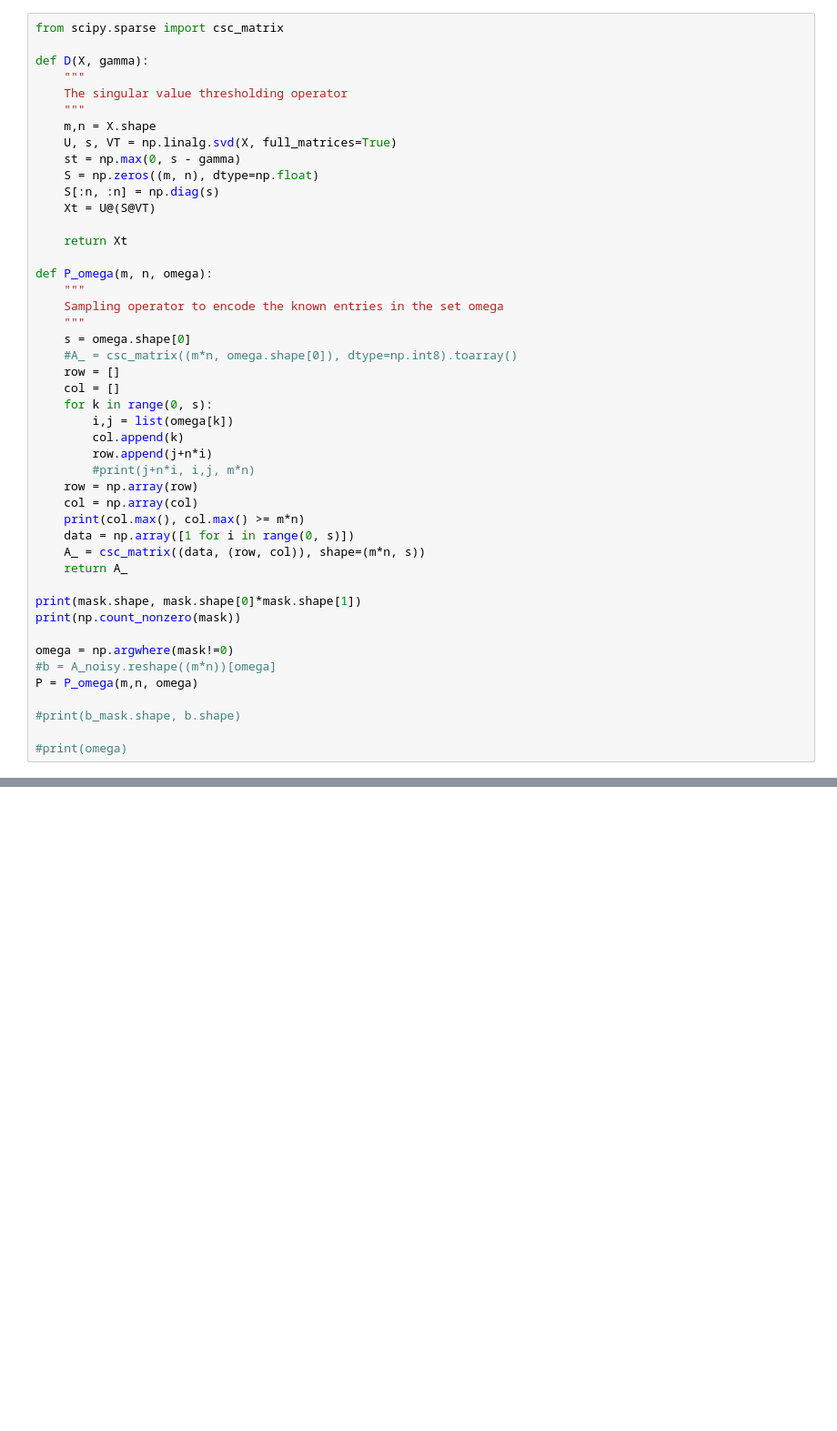
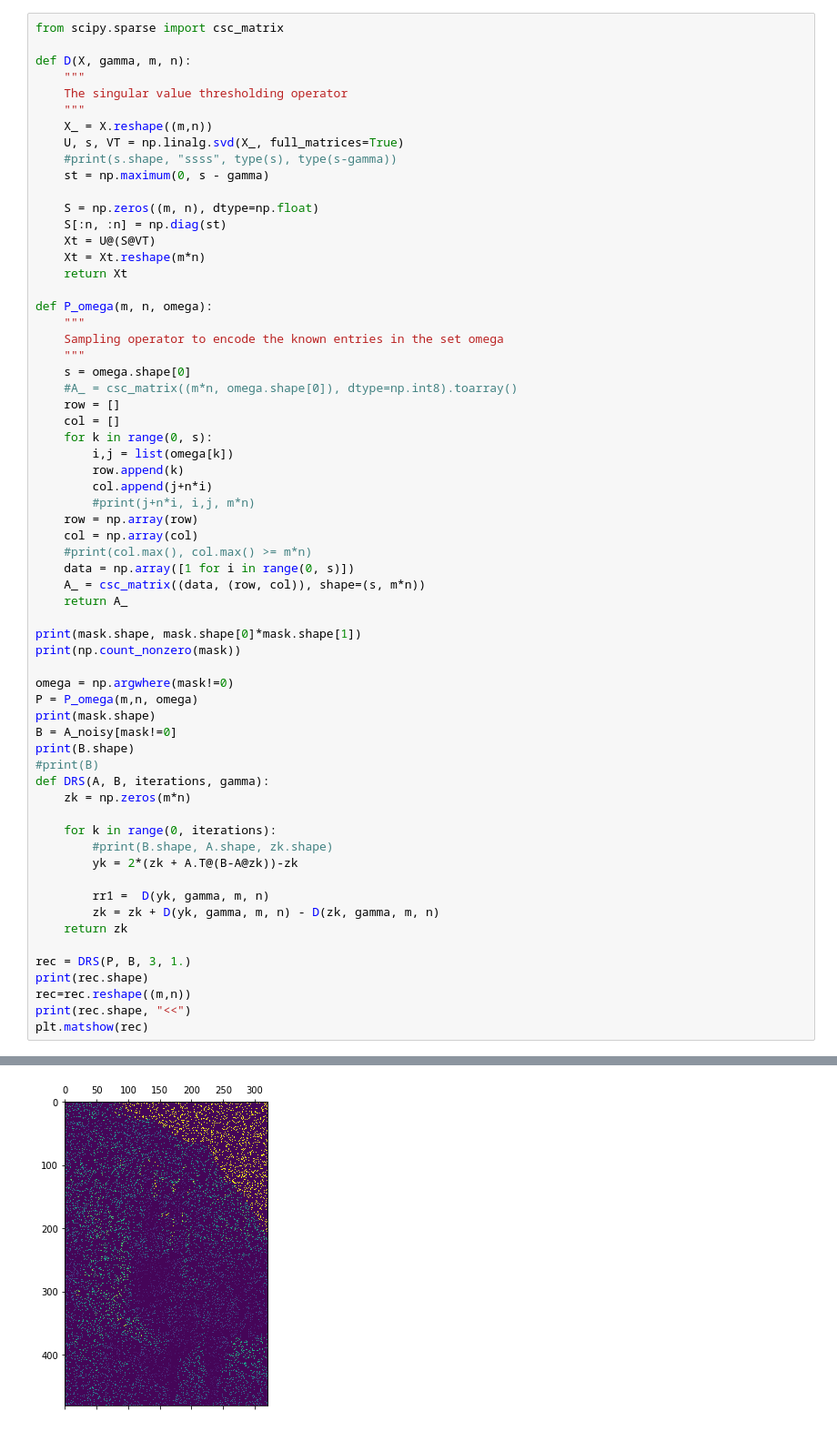
Before and after one commit to uprestel/Matrix-Completion, a Jupyter notebook: project.ipynb, the cells around one changed output, grey strips where cells are left out. Shown at 91% size. Drawn from its saved outputs; the diff is of its cells as text; blank space fills up the shorter version.

```diff
--- a/project.ipynb
+++ b/project.ipynb
@@ -71,17 +72,19 @@ $$z^{(k+1)} = z^{(k)} + \mathcal{D}_\gamma(y^{(k)}) - \mathcal{D}_\gamma(z^{(k)}
 # %%
 from scipy.sparse import csc_matrix
 
-def D(X, gamma):
+def D(X, gamma, m, n):
     """
     The singular value thresholding operator
     """
-    m,n = X.shape
-    U, s, VT = np.linalg.svd(X, full_matrices=True)
-    st = np.max(0, s - gamma)
+    X_ = X.reshape((m,n))
+    U, s, VT = np.linalg.svd(X_, full_matrices=True)
+    #print(s.shape, "ssss", type(s), type(s-gamma))
+    st = np.maximum(0, s - gamma)
+
     S = np.zeros((m, n), dtype=np.float)
-    S[:n, :n] = np.diag(s)
+    S[:n, :n] = np.diag(st)
     Xt = U@(S@VT)
-
+    Xt = Xt.reshape(m*n)
     return Xt
 
 def P_omega(m, n, omega):
@@ -94,26 +97,41 @@ def P_omega(m, n, omega):
     col = []
     for k in range(0, s):
         i,j = list(omega[k])
-        col.append(k)
-        row.append(j+n*i)
+        row.append(k)
+        col.append(j+n*i)
         #print(j+n*i, i,j, m*n)
     row = np.array(row)
     col = np.array(col)
-    print(col.max(), col.max() >= m*n)
+    #print(col.max(), col.max() >= m*n)
     data = np.array([1 for i in range(0, s)])
-    A_ = csc_matrix((data, (row, col)), shape=(m*n, s))
+    A_ = csc_matrix((data, (row, col)), shape=(s, m*n))
     return A_
 
 print(mask.shape, mask.shape[0]*mask.shape[1])
 print(np.count_nonzero(mask))
 
 omega = np.argwhere(mask!=0)
-#b = A_noisy.reshape((m*n))[omega]
 P = P_omega(m,n, omega)
+print(mask.shape)
+B = A_noisy[mask!=0]
+print(B.shape)
+#print(B)
+def DRS(A, B, iterations, gamma):
+    zk = np.zeros(m*n)
 
-#print(b_mask.shape, b.shape)
+    for k in range(0, iterations):
+        #print(B.shape, A.shape, zk.shape)
+        yk = 2*(zk + A.T@(B-A@zk))-zk
 
-#print(omega)
+        rr1 =  D(yk, gamma, m, n)
+        zk = zk + D(yk, gamma, m, n) - D(zk, gamma, m, n)
+    return zk
+
+rec = DRS(P, B, 3, 1.)
+print(rec.shape)
+rec=rec.reshape((m,n))
+print(rec.shape, "<<")
+plt.matshow(rec)
 # %% [output]
 (481, 321) 154401
 18640
@@ -120,0 +143 @@ P = P_omega(m,n, omega)
+[figure, added]
```
Also changed, not shown: parts of 4 cells of this notebook.
